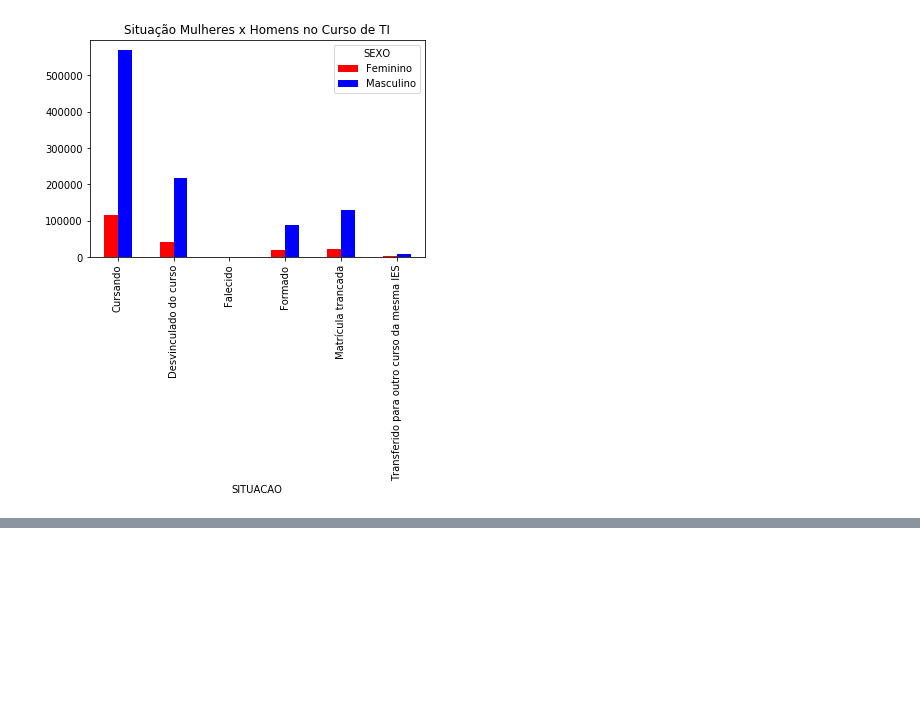
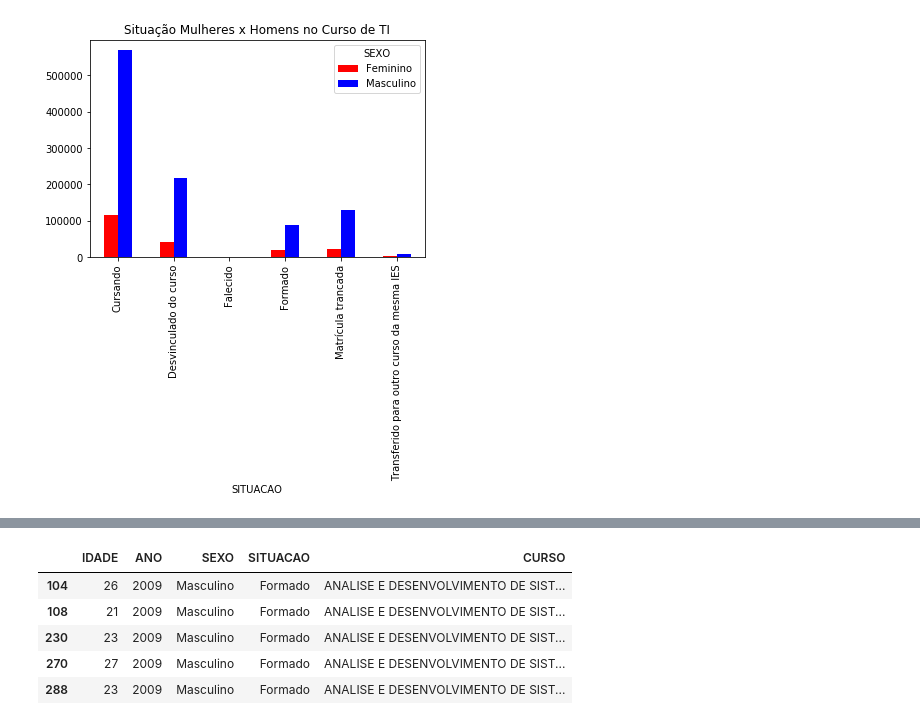
Before and after one commit to arcursino/analise_dados, a Jupyter notebook: df_final.ipynb, the cells around one changed output, grey strips where cells are left out. Saved outputs shown, nothing was run; the diff lists cells and outputs as text; code cells hidden in the pictures; blank space fills up the shorter version.

```diff
--- a/df_final.ipynb
+++ b/df_final.ipynb
@@ -79,0 +76,9 @@ curso_ano.plot(kind='bar',width=0.5, color=['red','blue'], title='Inserção Mul
+# %%
+data.head()
+# %% [output]
+|  | IDADE | ANO | SEXO | SITUACAO | CURSO |
+| 104 | 26 | 2009 | Masculino | Formado | ANALISE E DESENVOLVIMENTO DE SIST... |
+| 108 | 21 | 2009 | Masculino | Formado | ANALISE E DESENVOLVIMENTO DE SIST... |
+| 230 | 23 | 2009 | Masculino | Formado | ANALISE E DESENVOLVIMENTO DE SIST... |
+| 270 | 27 | 2009 | Masculino | Formado | ANALISE E DESENVOLVIMENTO DE SIST... |
+| 288 | 23 | 2009 | Masculino | Formado | ANALISE E DESENVOLVIMENTO DE SIST... |
```
Also changed, not shown: parts of 9 cells of this notebook, 1 other file.
